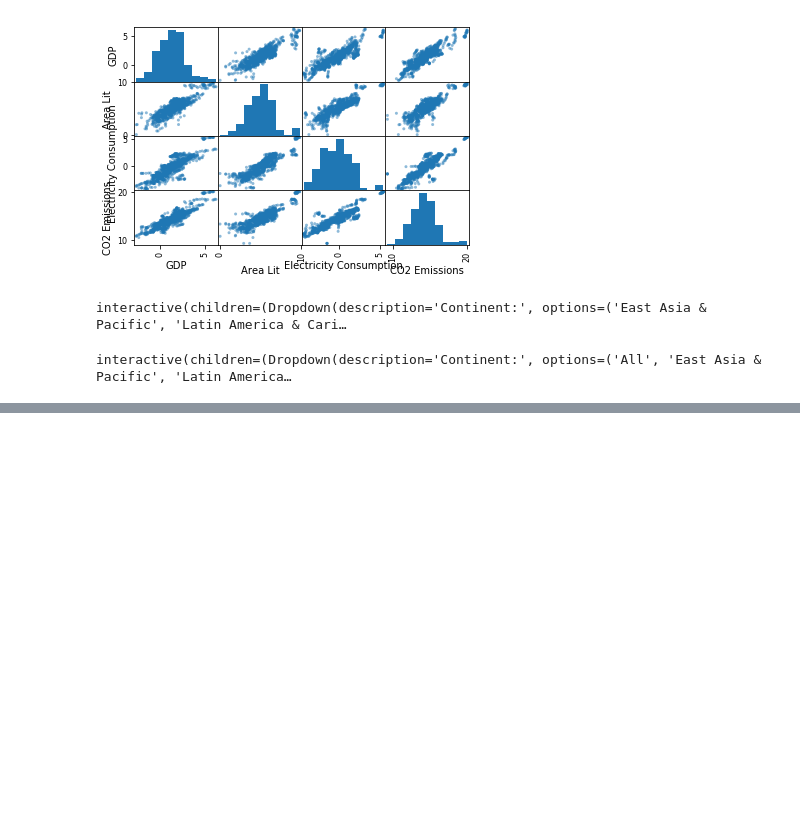
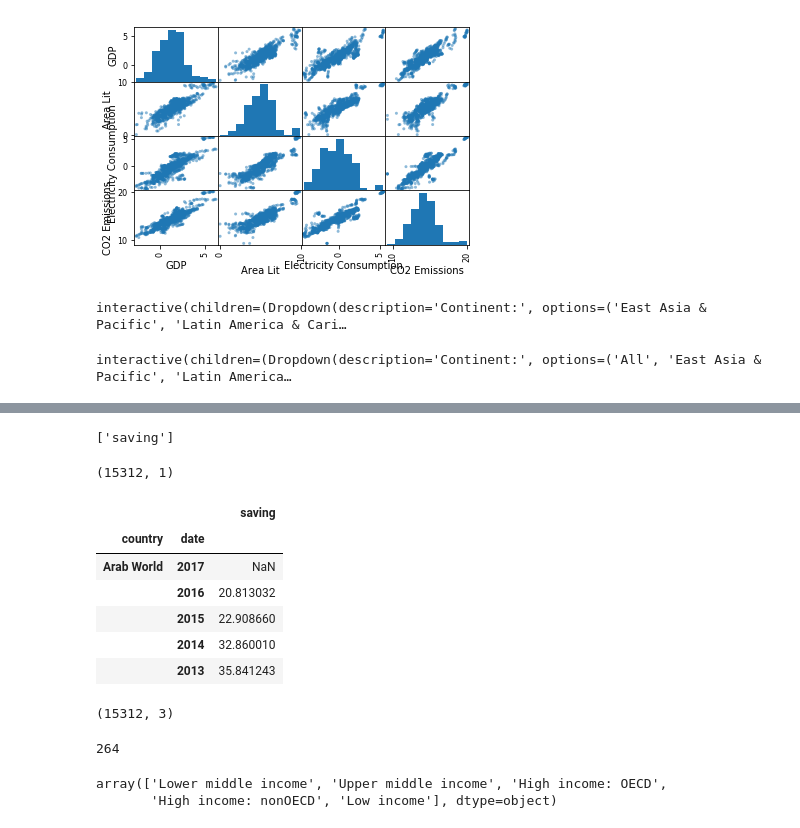
Before and after one commit to xiaomanluo/world_nightlight, a Jupyter notebook: nightlight.ipynb, the cells around one changed output, grey strips where cells are left out. Drawn from its saved outputs; the diff is of its cells as text; code cells hidden in the pictures; blank space fills up the shorter version.

```diff
--- a/nightlight.ipynb
+++ b/nightlight.ipynb
@@ -1094,0 +1056,21 @@ interactive(children=(Dropdown(description='Area:', options=('All', 'Dhaka', 'Kh
+# %%
+indicators = { "NY.ADJ.ICTR.GN.ZS": "saving"}
+df = wbdata.get_dataframe(indicators)
+# %%
+list(df)
+# %% [output]
+['saving']
+# %%
+df.shape
+# %% [output]
+(15312, 1)
+# %%
+df.head()
+# %% [output]
+|  |  | saving |
+| country | date |  |
+| Arab World | 2017 | NaN |
+|  | 2016 | 20.813032 |
+|  | 2015 | 22.908660 |
+|  | 2014 | 32.860010 |
+|  | 2013 | 35.841243 |
@@ -1094,0 +1079,13 @@ interactive(children=(Dropdown(description='Area:', options=('All', 'Dhaka', 'Kh
+# %%
+df2.shape
+# %% [output]
+(15312, 3)
+# %%
+len(df2['country'].unique())
+# %% [output]
+264
+# %%
+all_merged['IncomeGroup'].unique()
+# %% [output]
+array(['Lower middle income', 'Upper middle income', 'High income: OECD',
+       'High income: nonOECD', 'Low income'], dtype=object)
```
Also changed, not shown: parts of 13 cells of this notebook.
